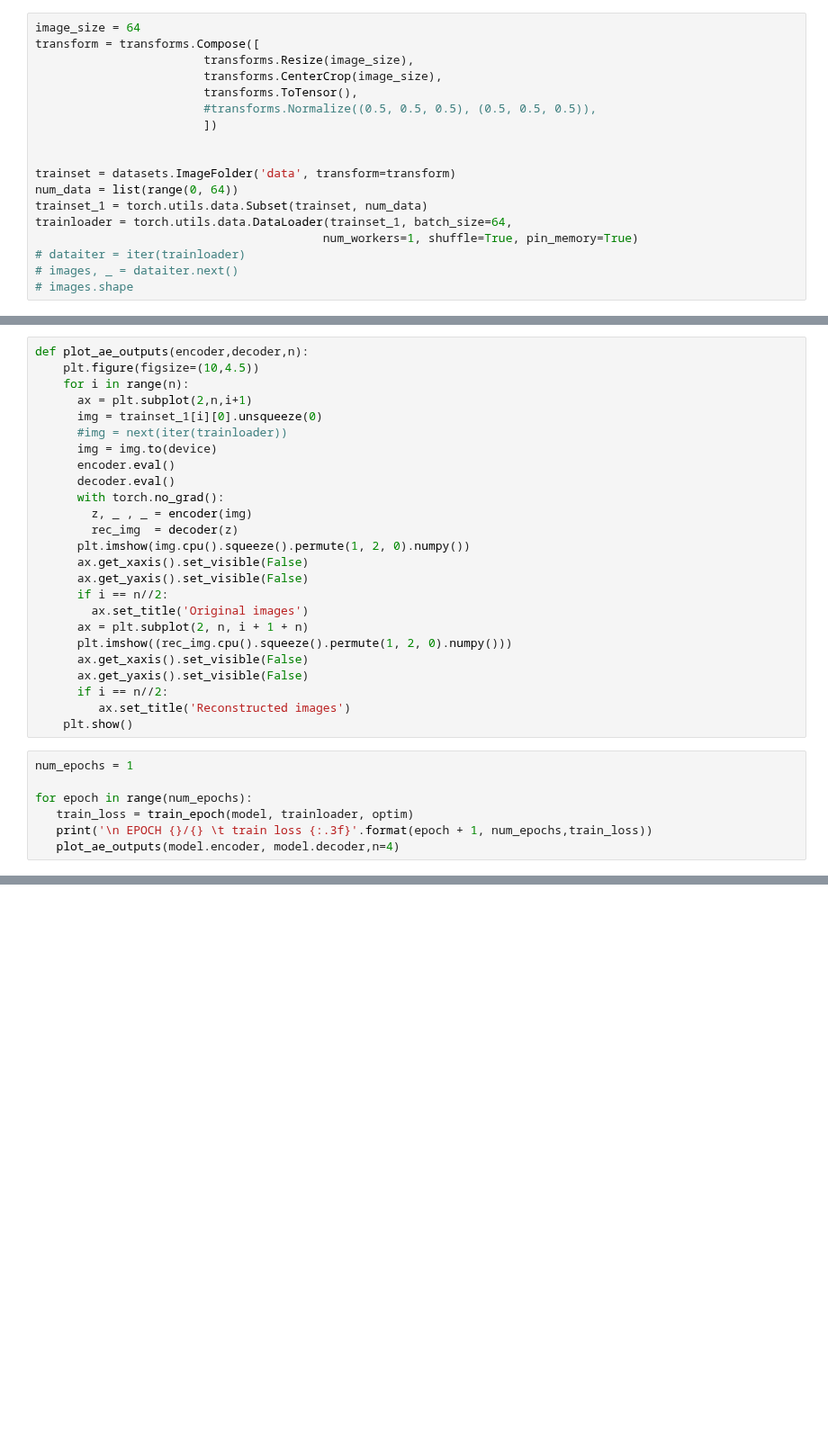
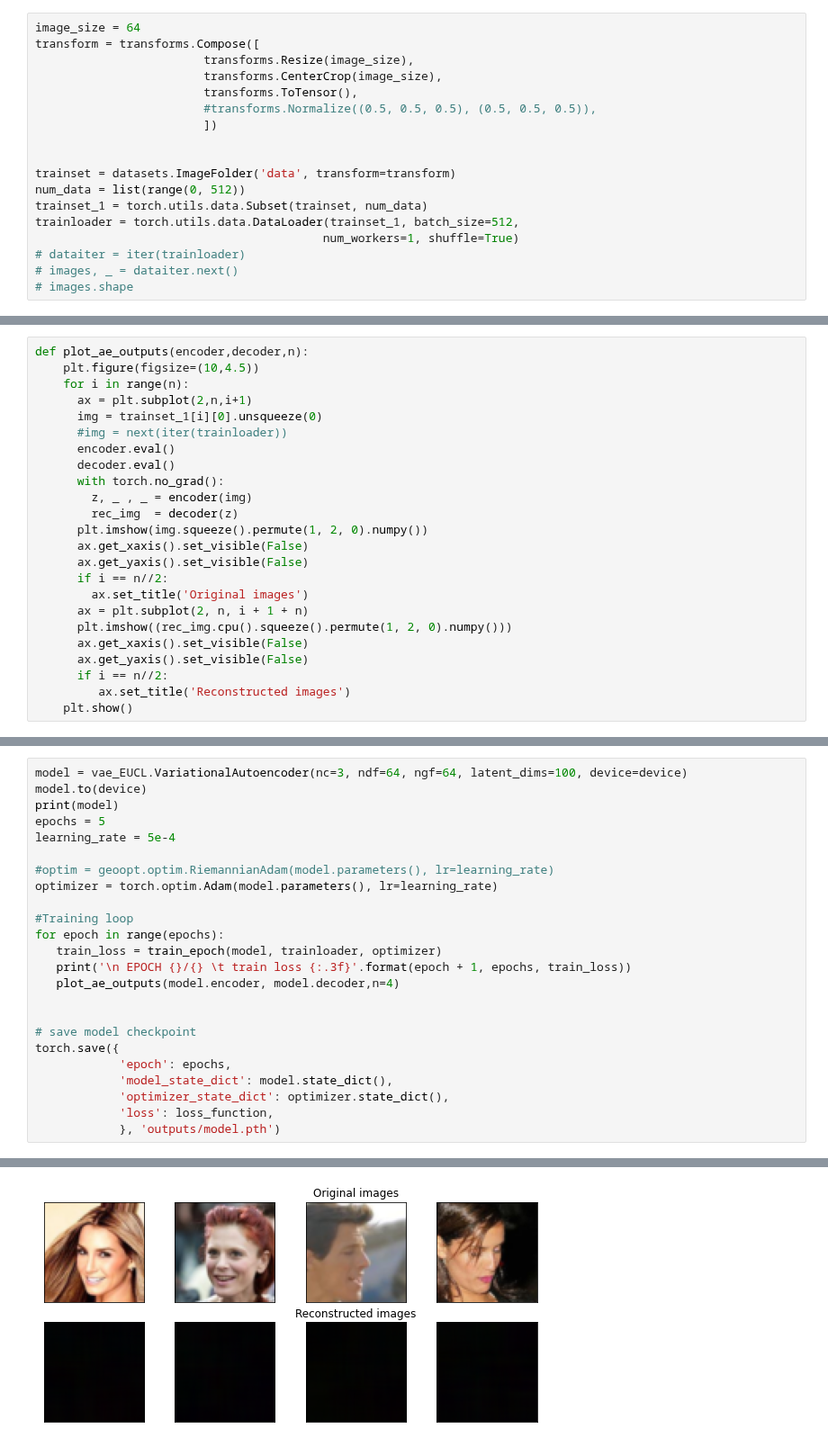
Before and after one commit to julian-8897/Non-Euclidean-NN, a Jupyter notebook: CelebA_vae_test.ipynb, the cells around one changed output, grey strips where cells are left out. Shown at 90% size. Saved outputs shown, nothing was run; the diff lists cells and outputs as text; blank space fills up the shorter version.

Commit message:
update: checkpointing

```diff
--- a/CelebA_vae_test.ipynb
+++ b/CelebA_vae_test.ipynb
@@ -52,10 +37,10 @@ transform = transforms.Compose([
 
 
 trainset = datasets.ImageFolder('data', transform=transform)
-num_data = list(range(0, 64))
+num_data = list(range(0, 512))
 trainset_1 = torch.utils.data.Subset(trainset, num_data)
-trainloader = torch.utils.data.DataLoader(trainset_1, batch_size=64,
-                                         num_workers=1, shuffle=True, pin_memory=True)
+trainloader = torch.utils.data.DataLoader(trainset_1, batch_size=512,
+                                         num_workers=1, shuffle=True)
 # dataiter = iter(trainloader)
 # images, _ = dataiter.next()
 # images.shape
@@ -154,13 +112,12 @@ def plot_ae_outputs(encoder,decoder,n):
       ax = plt.subplot(2,n,i+1)
       img = trainset_1[i][0].unsqueeze(0)
       #img = next(iter(trainloader))
-      img = img.to(device)
       encoder.eval()
       decoder.eval()
       with torch.no_grad():
         z, _ , _ = encoder(img)
         rec_img  = decoder(z)
-      plt.imshow(img.cpu().squeeze().permute(1, 2, 0).numpy())
+      plt.imshow(img.squeeze().permute(1, 2, 0).numpy())
       ax.get_xaxis().set_visible(False)
       ax.get_yaxis().set_visible(False)
       if i == n//2:
@@ -172,10 +129,3 @@ def plot_ae_outputs(encoder,decoder,n):
       if i == n//2:
          ax.set_title('Reconstructed images')
     plt.show()
-# %%
-num_epochs = 1
-
-for epoch in range(num_epochs):
-   train_loss = train_epoch(model, trainloader, optim)
-   print('\n EPOCH {}/{} \t train loss {:.3f}'.format(epoch + 1, num_epochs,train_loss))
-   plot_ae_outputs(model.encoder, model.decoder,n=4)
@@ -190,0 +132,25 @@ KeyboardInterrupt:
+# %%
+model = vae_EUCL.VariationalAutoencoder(nc=3, ndf=64, ngf=64, latent_dims=100, device=device)
+model.to(device)
+print(model)
+epochs = 5
+learning_rate = 5e-4
+
+#optim = geoopt.optim.RiemannianAdam(model.parameters(), lr=learning_rate)
+optimizer = torch.optim.Adam(model.parameters(), lr=learning_rate)
+
+#Training loop
+for epoch in range(epochs):
+   train_loss = train_epoch(model, trainloader, optimizer)
+   print('\n EPOCH {}/{} \t train loss {:.3f}'.format(epoch + 1, epochs, train_loss))
+   plot_ae_outputs(model.encoder, model.decoder,n=4)
+
+
+# save model checkpoint
+torch.save({
+            'epoch': epochs,
+            'model_state_dict': model.state_dict(),
+            'optimizer_state_dict': optimizer.state_dict(),
+            'loss': loss_function,
+            }, 'outputs/model.pth')
+# %% [output]
@@ -190,0 +178 @@ KeyboardInterrupt:
+[figure, added]
```
Also changed, not shown: parts of 11 cells of this notebook, 1 other file.
